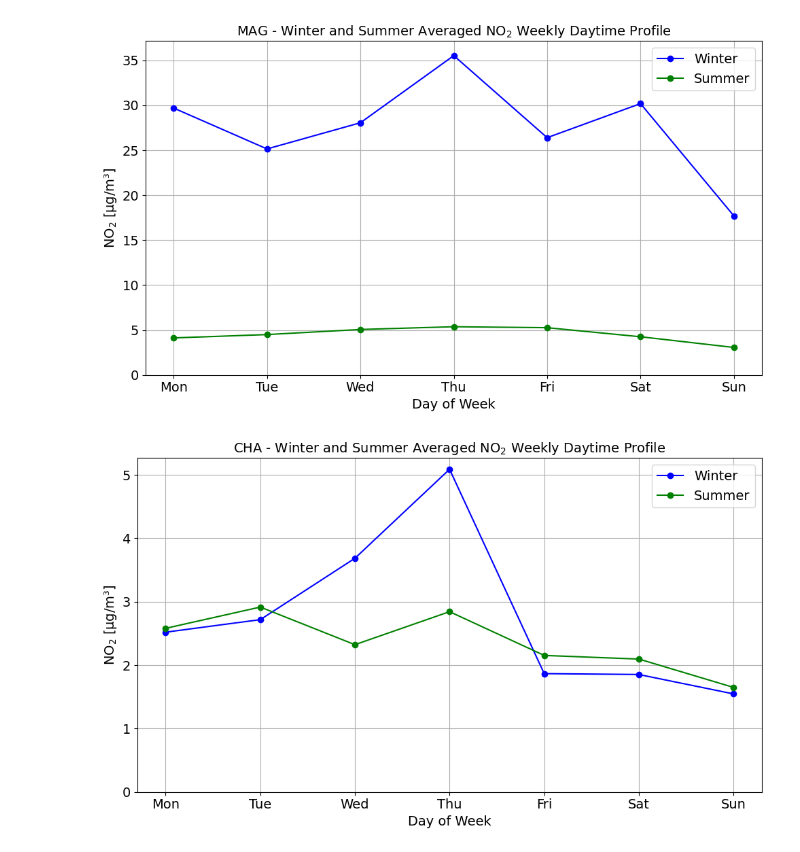
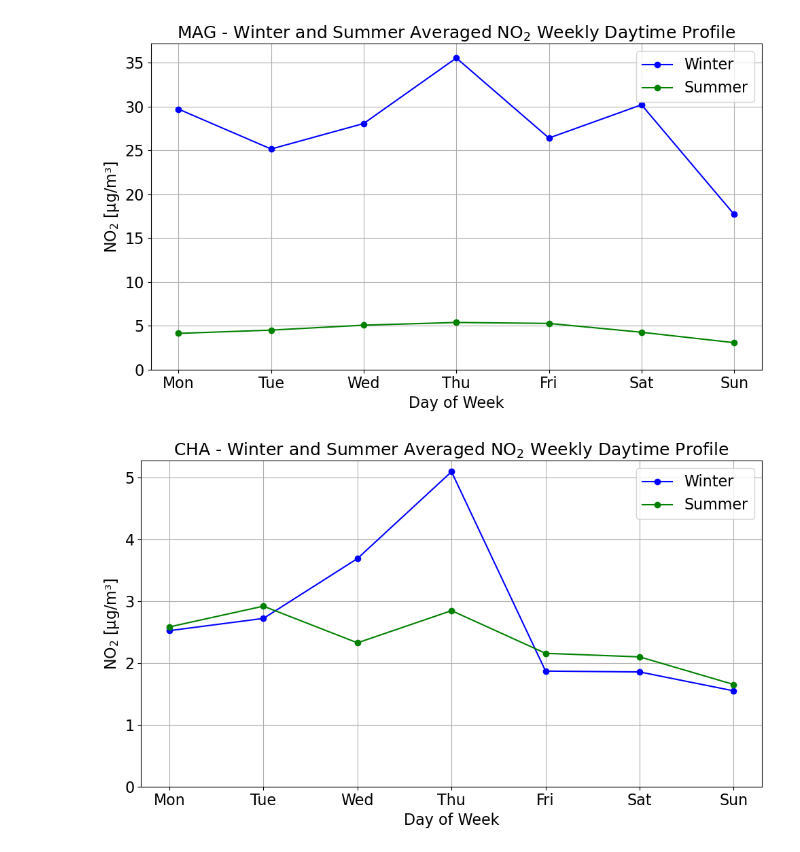
Before and after one commit to alexhvrl/PROJET-AIR-POLLUTION, a Jupyter notebook: QU5_YOAN/Quest5_OzoneCycles.ipynb, the cells around one changed output. Drawn from its saved outputs; the diff is of its cells as text; code cells hidden in the pictures.

```diff
--- a/QU5_YOAN/Quest5_OzoneCycles.ipynb
+++ b/QU5_YOAN/Quest5_OzoneCycles.ipynb
@@ -42,11 +42,15 @@ def plot_station_comparison(station_code, winter_avg, summer_avg, color_winter,
     plt.figure(figsize=(10, 6))
     plt.plot(winter_avg.index, winter_avg.values, marker='o', label='Winter', color=color_winter)
     plt.plot(summer_avg.index, summer_avg.values, marker='o', label='Summer', color=color_summer)
-    plt.title(f"{station_code} - Winter and Summer Averaged O₃ Weekly Profile")
-    plt.xlabel("Day of Week")
-    plt.ylabel("O₃ [µg/m³]")
+    plt.title(f"{station_code} - Winter and Summer Averaged O₃ Weekly Profile", fontsize=18)
+    plt.xlabel("Day of Week", fontsize=16)
+    plt.ylabel("O₃ [µg/m³]", fontsize=16)
     plt.grid(True)
-    plt.legend(fontsize=14)
+    plt.grid(True)
+    plt.legend(fontsize=16)
+
+    plt.xticks(fontsize=16)
+    plt.yticks(fontsize=16)
 
     # Set Y-axis to start from 0
     plt.ylim(bottom=0)
@@ -97,38 +101,38 @@ def get_weekly_profile(df, station_col, start_date):
     # Compute daily averages (only for filtered hours)
     daily_avg = df_period.resample('D')[station_col].mean().to_frame(name='ozone')
     daily_avg['weekday'] = daily_avg.index.weekday  # 0 = Monday
 
     # Group by weekday and average
     weekday_avg = daily_avg.groupby('weekday')['ozone'].mean()
     weekday_avg.index = ['Mon', 'Tue', 'Wed', 'Thu', 'Fri', 'Sat', 'Sun']
 
     return weekday_avg
 
 # --- Plot Function: For Each Station, Compare Winter and Summer ---
 def plot_station_comparison(station_code, winter_avg, summer_avg, color_winter, color_summer):
     plt.figure(figsize=(10, 6))
     plt.plot(winter_avg.index, winter_avg.values, marker='o', label='Winter', color=color_winter)
     plt.plot(summer_avg.index, summer_avg.values, marker='o', label='Summer', color=color_summer)
-    plt.title(f"{station_code} - Winter and Summer Averaged NO$_2$ Weekly Daytime Profile", fontsize=14)
-    plt.xlabel("Day of Week", fontsize=14)
-    plt.ylabel("NO$_2$ [µg/m³]", fontsize=14)
+    plt.title(f"{station_code} - Winter and Summer Averaged NO$_2$ Weekly Daytime Profile", fontsize=18)
+    plt.xlabel("Day of Week", fontsize=16)
+    plt.ylabel("NO$_2$ [µg/m³]", fontsize=16)
     plt.grid(True)
-    plt.legend(fontsize=14)
+    plt.legend(fontsize=16)
 
-    plt.xticks(fontsize=14)
-    plt.yticks(fontsize=14)
+    plt.xticks(fontsize=16)
+    plt.yticks(fontsize=16)
 
     # Set Y-axis to start from 0
     plt.ylim(bottom=0)
 
     plt.tight_layout()
     plt.show()
 
 # --- Run for Both Stations (MAG and CHA) ---
 for station_code, station_col in station_cols.items():
     winter_avg = get_weekly_profile(df, station_col, get_first_monday(year, 12))  # Winter starts in December
     summer_avg = get_weekly_profile(df, station_col, get_first_monday(year, 6))  # Summer starts in June
     plot_station_comparison(station_code, winter_avg, summer_avg, 'blue', 'green')
 # %% [output]
-[figure, old version]
+[figure, new version]
-[figure, old version]
+[figure, new version]
```
Also changed, not shown: parts of 1 cell of this notebook, 1 other file.
